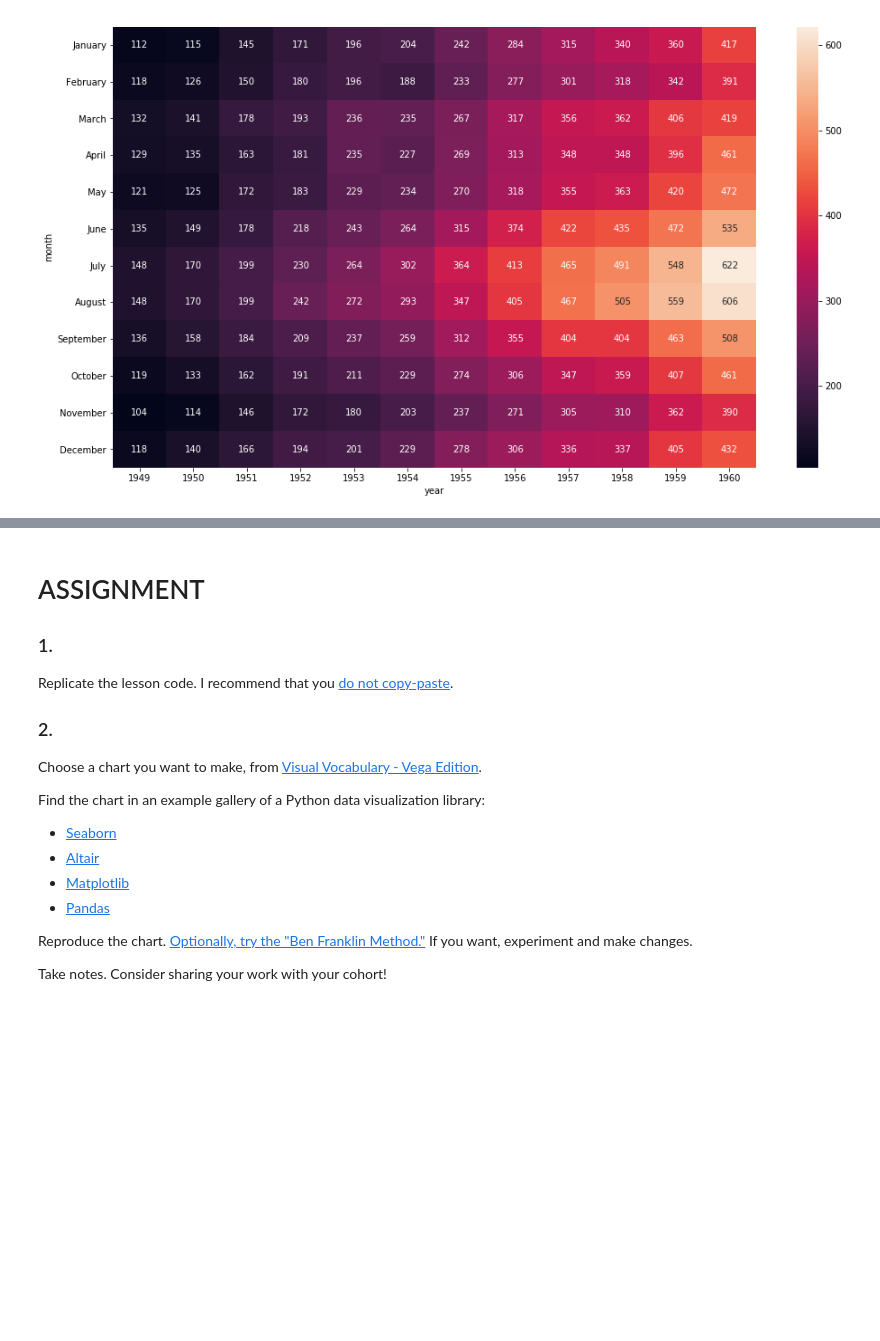
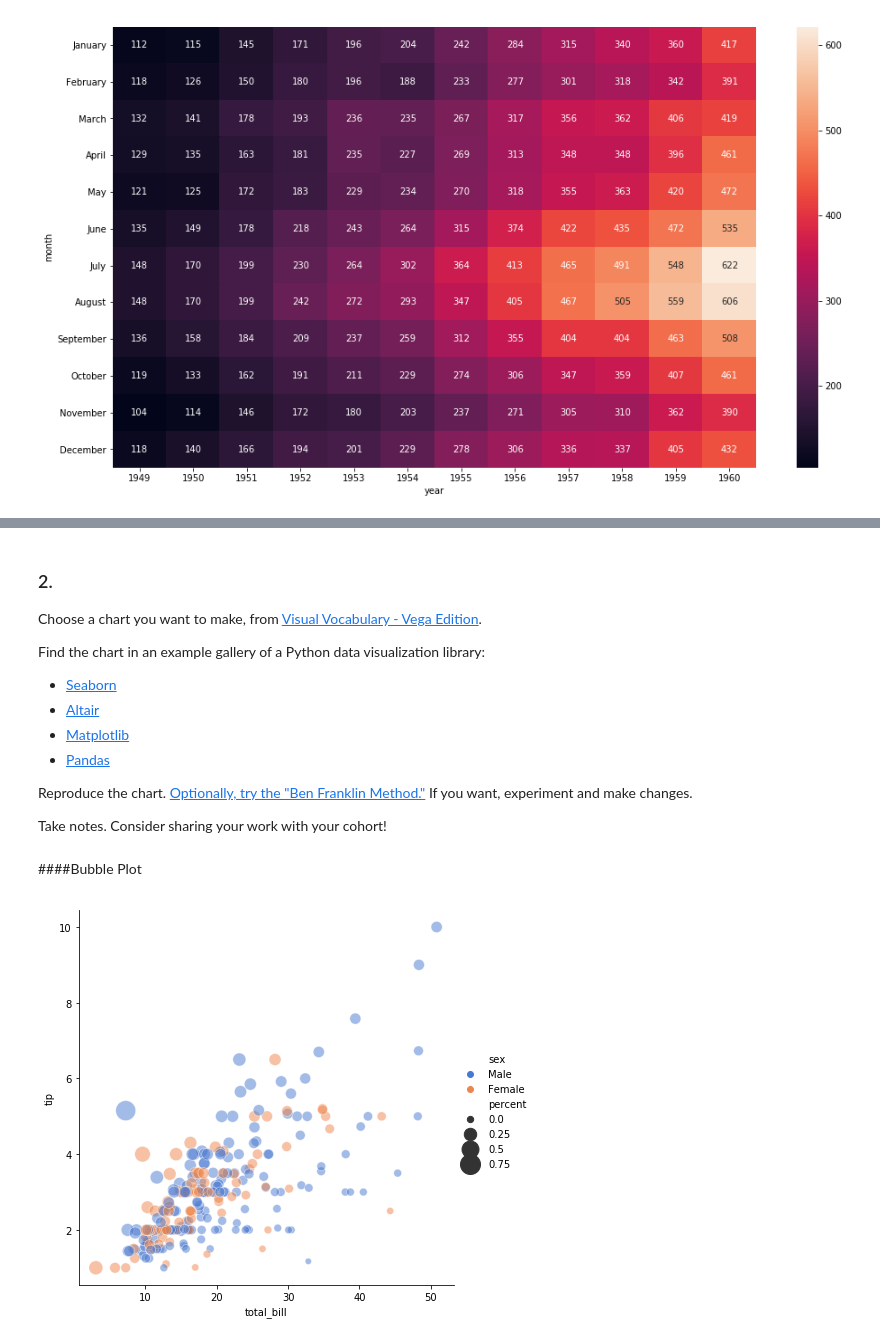
Before and after one commit to bloominstituteoftechnology/DS-Unit-1-Sprint-3-Data-Storytelling, a Jupyter notebook: module2-choose-appropriate-visualizations/LS_DS_222_Choose_appropriate_visualizations.ipynb, the cells around one changed output, grey strips where cells are left out. Drawn from its saved outputs; the diff is of its cells as text; code cells hidden in the pictures; blank space fills up the shorter version.

Commit message:
Completed today's assignment and then worked on further research and honing of topic for project

```diff
--- a/module2-choose-appropriate-visualizations/LS_DS_222_Choose_appropriate_visualizations.ipynb
+++ b/module2-choose-appropriate-visualizations/LS_DS_222_Choose_appropriate_visualizations.ipynb
@@ -521,10 +507,4 @@ sns.heatmap(table,annot=True,fmt='d');
 # %% [markdown]
-# ASSIGNMENT
-
-### 1.
-
-Replicate the lesson code. I recommend that you [do not copy-paste](https://docs.google.com/document/d/1ubOw9B3Hfip27hF2ZFnW3a3z9xAgrUDRReOEo-FHCVs/edit).
-
 ### 2.
 
 Choose a chart you want to make, from [Visual Vocabulary - Vega Edition](http://ft.com/vocabulary).
@@ -538,3 +518,12 @@ Find the chart in an example gallery of a Python data visualization library:
 Reproduce the chart. [Optionally, try the "Ben Franklin Method."](https://docs.google.com/document/d/1ubOw9B3Hfip27hF2ZFnW3a3z9xAgrUDRReOEo-FHCVs/edit) If you want, experiment and make changes.
 
 Take notes. Consider sharing your work with your cohort!
+# %% [markdown]
+####Bubble Plot
+# %%
+#bubble plot with the tips data frame from above
+sns.relplot(x="total_bill", y="tip", hue="sex", size="percent",
+            sizes=(40, 400), alpha=.5, palette="muted",
+            height=6, data=tips);
+# %% [output]
+[figure, added]
```
Also changed, not shown: parts of 21 cells of this notebook.
